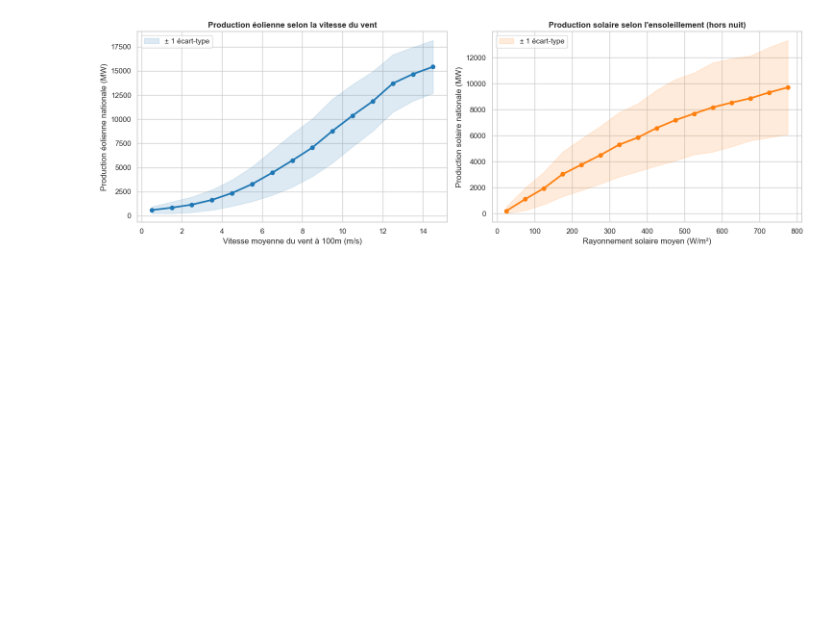
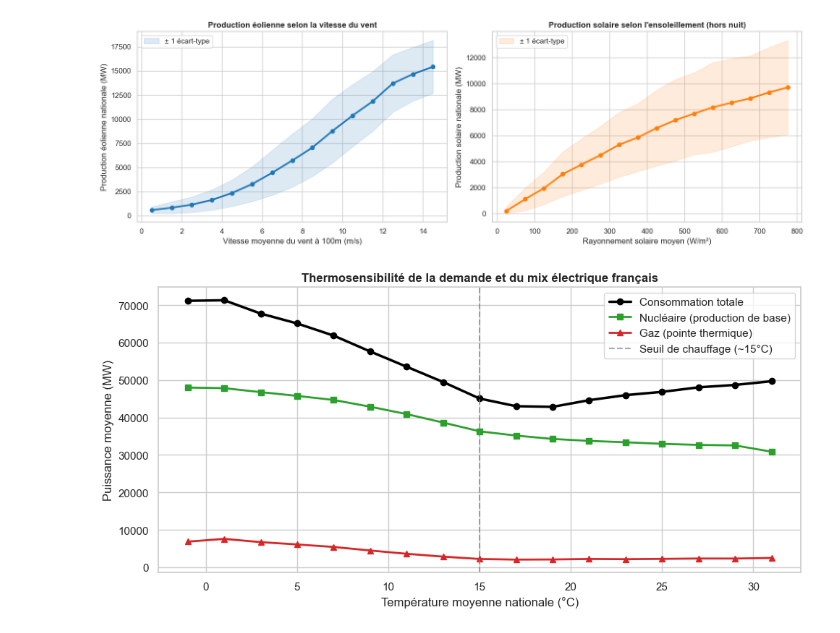
Before and after one commit to Elyes-Belhassen/meteo-energies-renouvelables-france, a Jupyter notebook: src/exploration_meteo.ipynb, the cells around one changed output. Saved outputs shown, nothing was run; the diff lists cells and outputs as text; code cells hidden in the pictures; blank space fills up the shorter version.

Commit message:
analyse de la demande en fonction de la température

```diff
--- a/src/exploration_meteo.ipynb
+++ b/src/exploration_meteo.ipynb
@@ -141,3 +141,24 @@ plt.tight_layout()
 plt.show()
 # %% [output]
 [figure]
+# %%
+fig, ax = plt.subplots(figsize=(10, 5))
+
+df["bin_temp"] = pd.cut(df["temperature_2m"], bins=np.arange(-4, 34, 2))
+temp_profil = df.groupby("bin_temp", observed=True)[["consommation", "nucleaire", "gaz"]].mean().reset_index()
+temp_profil["temp_milieu"] = temp_profil["bin_temp"].apply(lambda x: x.mid).astype(float)
+
+ax.plot(temp_profil["temp_milieu"], temp_profil["consommation"], marker="o", label="Consommation totale", color="black", linewidth=2.5)
+ax.plot(temp_profil["temp_milieu"], temp_profil["nucleaire"], marker="s", label="Nucléaire (production de base)", color="#2ca02c", linewidth=2)
+ax.plot(temp_profil["temp_milieu"], temp_profil["gaz"], marker="^", label="Gaz (pointe thermique)", color="#d62728", linewidth=2)
+ax.axvline(15, color="gray", linestyle="--", alpha=0.7, label="Seuil de chauffage (~15°C)")
+
+ax.set_title("Thermosensibilité de la demande et du mix électrique français", fontsize=12, fontweight="bold")
+ax.set_xlabel("Température moyenne nationale (°C)")
+ax.set_ylabel("Puissance moyenne (MW)")
+ax.legend()
+
+plt.tight_layout()
+plt.show()
+# %% [output]
+[figure, added]
```
